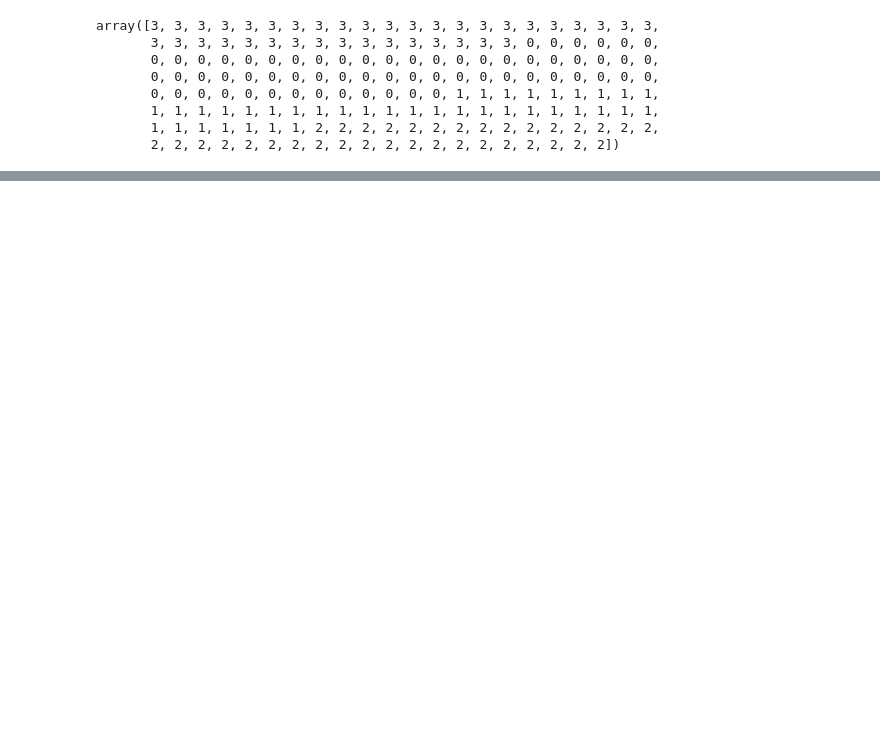
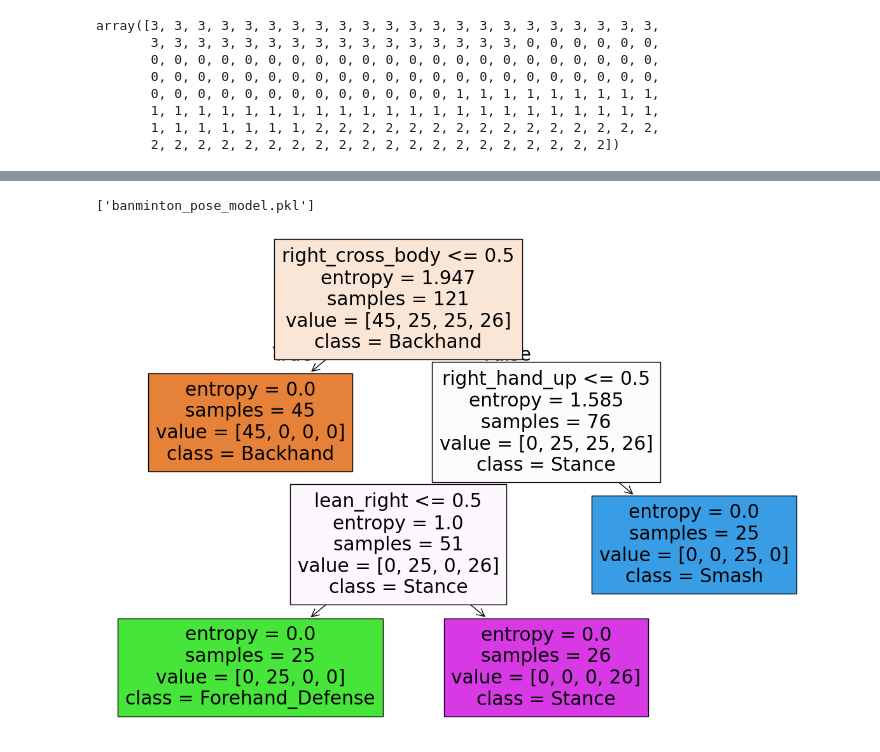
Before and after one commit to sr33r9g/badminton-pose-prediction, a Jupyter notebook: badminto_model_building.ipynb, the cells around one changed output, grey strips where cells are left out. Saved outputs shown, nothing was run; the diff lists cells and outputs as text; code cells hidden in the pictures; blank space fills up the shorter version.

```diff
--- a/badminto_model_building.ipynb
+++ b/badminto_model_building.ipynb
@@ -191,0 +107,22 @@ joblib.dump(scale, "scaler.pkl")
+# %%
+from sklearn.metrics import accuracy_score,confusion_matrix,classification_report
+from sklearn.neighbors import KNeighborsClassifier
+knn=KNeighborsClassifier(n_neighbors=7)
+from sklearn.naive_bayes import GaussianNB
+nav=GaussianNB()
+from sklearn.svm import SVC
+sv=SVC()
+from sklearn.ensemble import RandomForestClassifier
+rf_c=RandomForestClassifier(criterion='entropy')
+from sklearn.tree import DecisionTreeClassifier
+d_tree_c=DecisionTreeClassifier(criterion='entropy')
+from xgboost import XGBClassifier
+xgb_c=XGBClassifier()
+models=[knn,nav,sv,rf_c,d_tree_c,xgb_c]
+for model in models:
+    print(model)
+    model.fit(x_train,y_train)
+    y_pred=model.predict(x_test)
+    print(confusion_matrix(y_test,y_pred))
+    print(accuracy_score(y_test,y_pred))
+    print(classification_report(y_test,y_pred))
@@ -191,0 +147,21 @@ joblib.dump(scale, "scaler.pkl")
+# %%
+joblib.dump(d_tree_c,'banminton_pose_model.pkl')
+# %% [output]
+['banminton_pose_model.pkl']
+# %%
+from sklearn import tree
+import matplotlib.pyplot as plt
+
+# Draw tree
+plt.figure(figsize=(15,10))
+
+tree.plot_tree(
+    d_tree_c,
+    feature_names=df.columns,   # your feature names
+    class_names=['Backhand', 'Forehand_Defense', 'Smash', 'Stance'],
+    filled=True
+)
+
+plt.show()
+# %% [output]
+[figure, added]
```
Also changed, not shown: parts of 18 cells of this notebook, 3 other files.
